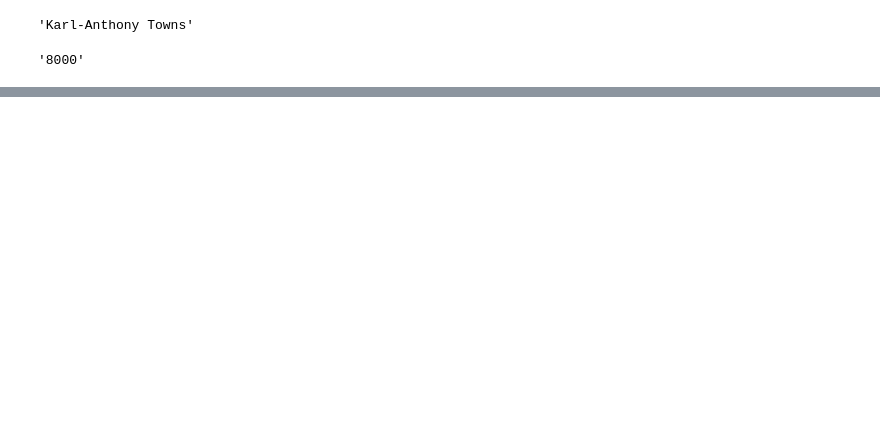
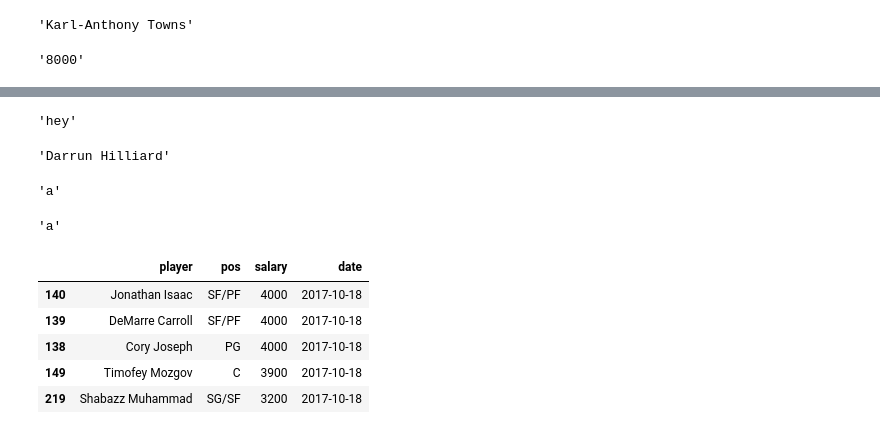
Before and after one commit to shanemulqueen/nba, a Jupyter notebook: Salary_scrape_scratch.ipynb, the cells around one changed output, grey strips where cells are left out. Drawn from its saved outputs; the diff is of its cells as text; code cells hidden in the pictures; blank space fills up the shorter version.

```diff
--- a/Salary_scrape_scratch.ipynb
+++ b/Salary_scrape_scratch.ipynb
@@ -73,0 +75,3 @@ asdf.find_by_css("td")[1].text
+# %%
+for date in dates[0:2]:
+    print(rewind_base+date)
@@ -74,15 +122,25 @@ asdf.find_by_css("td")[1].text
 # %%
-date = "2018-09-29"
-temp_dict = {}
-temp_dict['player'] = []
-temp_dict['pos'] = []
-temp_dict['salary'] = []
-for ind, row in enumerate(table):
-    temp_dict['player'].append(row.find_by_css(".player-stats").text)
-    temp_dict['salary'].append(row.find_by_css(".salaryCol").text)
-    try:
-        temp_dict['pos'].append(row.find_by_css("td select.pos-select option")[0].text)
-    except:
-        temp_dict['pos'].append(row.find_by_css("td")[1].text)
-output = pd.DataFrame(temp_dict)
-output['date']=date
+dates = data[data['date']>'2017-09-01']['date'].unique()
+date = dates[0]
+br.visit(rewind_base+date)
+table = br.find_by_xpath(tr_selector)
+
+if len(table) > 0:
+    len_table = len(table)
+    temp_dict = {}
+    temp_dict['player'] = []
+    temp_dict['pos'] = []
+    temp_dict['salary'] = []
+    for ind, row in enumerate(table):
+        now = time.time()
+        temp_dict['player'].append(row.find_by_css(".player-stats").text)
+        temp_dict['salary'].append(row.find_by_css(".salaryCol").text)
+        print("{:.02f}".format(time.time()-now))
+        try:
+            temp_dict['pos'].append(row.find_by_css("td select.pos-select option")[0].text)
+        except:
+            temp_dict['pos'].append(row.find_by_css("td")[1].text)
+        print("{:.02f}".format(time.time()-now))
+    temp_df = pd.DataFrame(temp_dict)
+    temp_df['date']=date
+    salary_data = salary_data.append(temp_df)
@@ -108,0 +165,2 @@ output
+# %%
+salary_data.sort_values(by = 'date',inplace = True)
@@ -108,0 +211,28 @@ output
+# %%
+asdf = np.array(["blank"]*len_table)
+asdf[0]='hey'
+asdf[0]
+# %% [output]
+'hey'
+# %%
+row.find_by_css(".player-stats").text
+# %% [output]
+'Darrun Hilliard'
+# %%
+temp_dict['player'][330] = 'asdf'
+temp_dict['player'][330]
+# %% [output]
+'a'
+# %%
+asdf[0]
+# %% [output]
+'a'
+# %%
+salary_data.to_csv('')
+# %% [output]
+|  | player | pos | salary | date |
+| 140 | Jonathan Isaac | SF/PF | 4000 | 2017-10-18 |
+| 139 | DeMarre Carroll | SF/PF | 4000 | 2017-10-18 |
+| 138 | Cory Joseph | PG | 4000 | 2017-10-18 |
+| 149 | Timofey Mozgov | C | 3900 | 2017-10-18 |
+| 219 | Shabazz Muhammad | SG/SF | 3200 | 2017-10-18 |
```
Also changed, not shown: parts of 23 cells of this notebook, 8 other files.
